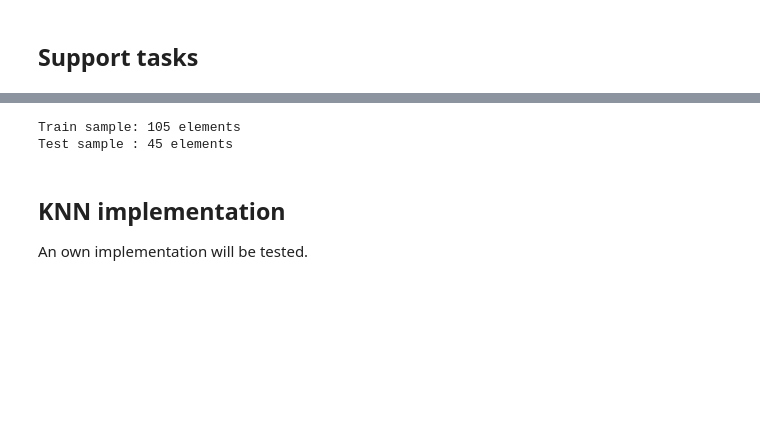
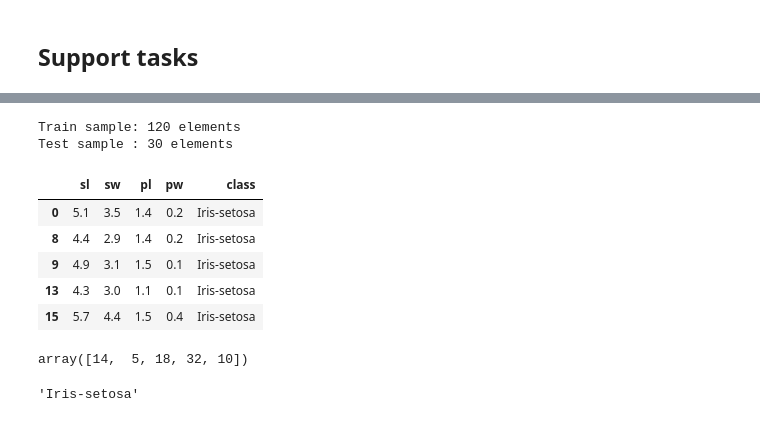
Before and after one commit to jailop/data_science, a Jupyter notebook: k-nearest-neighbor.ipynb, the cells around one changed output, grey strips where cells are left out. Drawn from its saved outputs; the diff is of its cells as text; code cells hidden in the pictures; blank space fills up the shorter version.

```diff
--- a/k-nearest-neighbor.ipynb
+++ b/k-nearest-neighbor.ipynb
@@ -60,0 +71,11 @@ for i in range(4):
+# %%
+def make_train_test_samples(data, level=0.8):
+    """
+    This function splits a dataframe in to sub-sets,
+    one is called train data set. The other one
+    is called test dataset. Level indicates proportions
+    of observations that the train dataset will have.
+    """
+    train = data.sample(int(len(data) * level), random_state=10)
+    test  = data.drop(train.index)
+    return (train, test)
@@ -61,8 +111,7 @@ for i in range(4):
 # %%
-train = data.sample(frac=0.7, random_state=200)
-test = data.drop(train.index)
+train, test = make_train_test_samples(data, 0.8)
 print('Train sample: %d elements' % len(train))
 print('Test sample : %d elements' % len(test))
 # %% [output]
-Train sample: 105 elements
-Test sample : 45 elements
+Train sample: 120 elements
+Test sample : 30 elements
@@ -82,4 +117,0 @@ for i in range(l):
-# %% [markdown]
-## KNN implementation
-
-An own implementation will be tested.
@@ -119,0 +121,9 @@ results = [effectiveness(k) for k in range(5, 25)]
+# %%
+test.head()
+# %% [output]
+|  | sl | sw | pl | pw | class |
+| 0 | 5.1 | 3.5 | 1.4 | 0.2 | Iris-setosa |
+| 8 | 4.4 | 2.9 | 1.4 | 0.2 | Iris-setosa |
+| 9 | 4.9 | 3.1 | 1.5 | 0.1 | Iris-setosa |
+| 13 | 4.3 | 3.0 | 1.1 | 0.1 | Iris-setosa |
+| 15 | 5.7 | 4.4 | 1.5 | 0.4 | Iris-setosa |
@@ -119,0 +154,5 @@ results = [effectiveness(k) for k in range(5, 25)]
+# %%
+# An example using the previous functions
+knn_nearest(15, test, train, dm, k=5)
+# %% [output]
+array([14,  5, 18, 32, 10])
@@ -119,0 +176,5 @@ results = [effectiveness(k) for k in range(5, 25)]
+# %%
+# An example using the previous function
+knn_classify(15, test, train, dm, k=5)
+# %% [output]
+'Iris-setosa'
```
Also changed, not shown: parts of 36 cells of this notebook.
